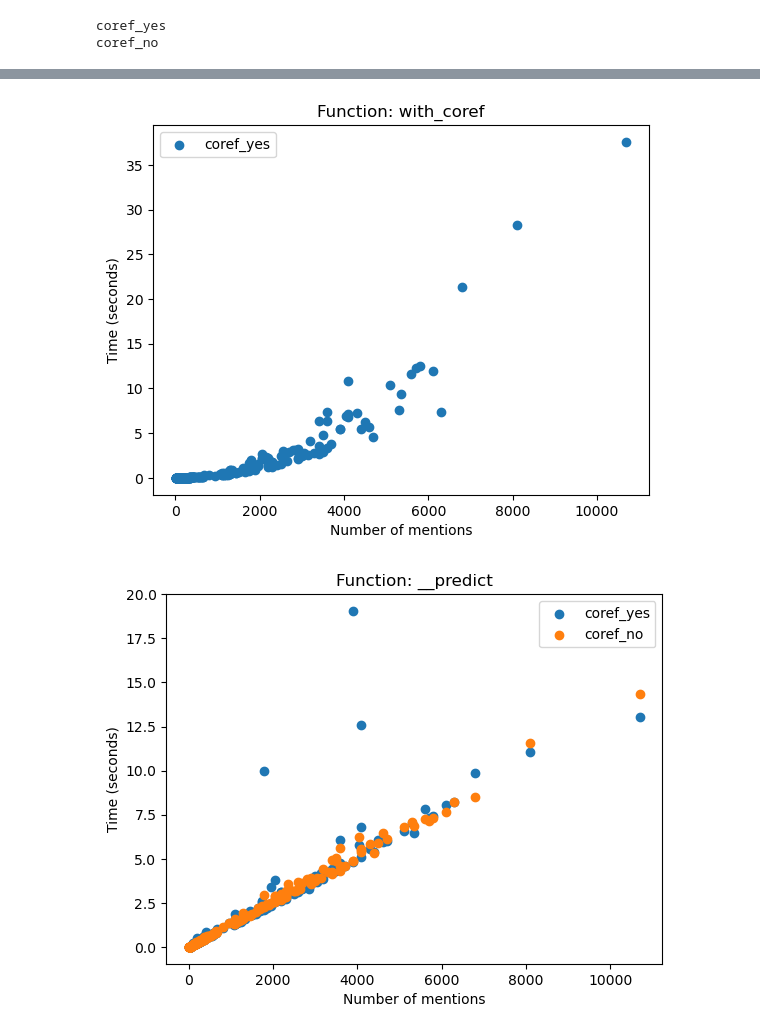
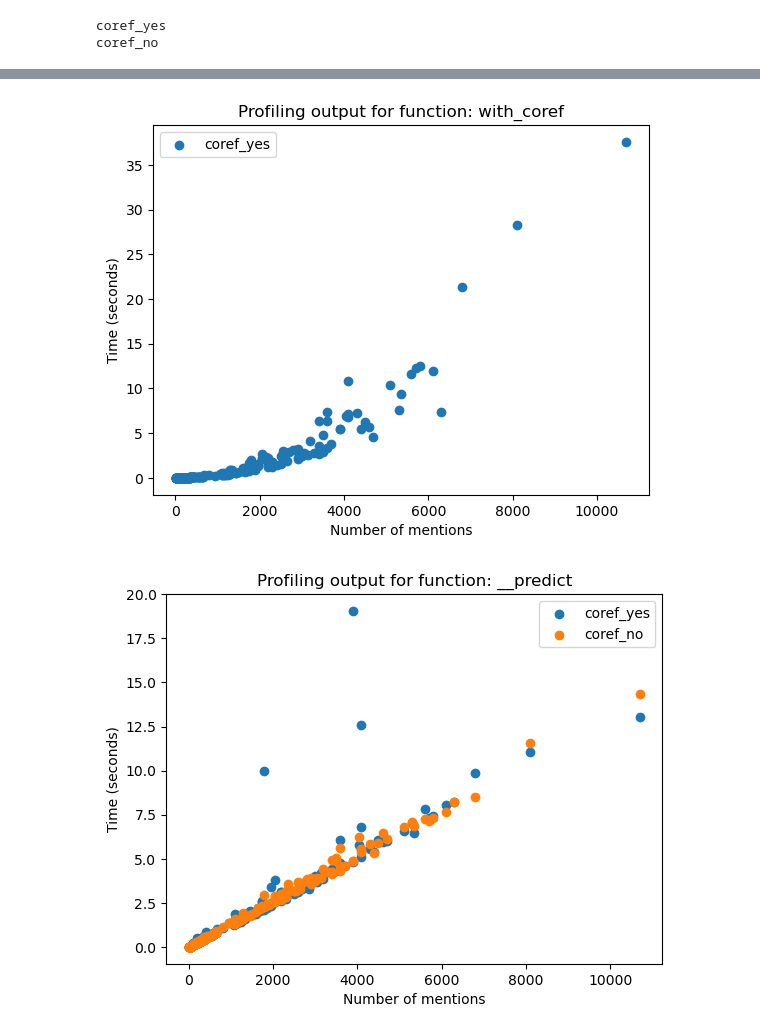
Before and after one commit to f-hafner/explore_coref, a Jupyter notebook: overview.ipynb, the cells around one changed output, grey strips where cells are left out. Drawn from its saved outputs; the diff is of its cells as text; code cells hidden in the pictures.

```diff
--- a/overview.ipynb
+++ b/overview.ipynb
@@ -8,5 +8,8 @@ import pandas as pd
 import numpy as np
 import pstats
 import re
+import warnings
 
-datapath = "../data/efficiency_test/"
+datapath = "../data/"
+path_predictions = f"{datapath}efficiency_test/predictions/"
+msmarcopath = f"{datapath}msmarco/predictions/"
@@ -128,4 +161,5 @@ for lbl, d in timing_overall.items():
 ax.legend()
 ax.set_xlabel("number of mentions")
 ax.set_ylabel("time (seconds)")
+ax.set_title("Measured time for ED with and without coref")
 # %% [output]
@@ -134,5 +168,6 @@ Text(0, 0.5, 'time (seconds)')
 # %%
 def filter_df(df, keep_strings, src):
+    "Filter a dataframe with timings by function. Keep timings for functions with keep_strings."
     df = df.loc[df["fn"].str.contains(keep_strings), :].copy()
     df = df.loc[df['fn'] != "predict"] # predict calls with_coref, get_data_items, __predict
     df['src'] = src
@@ -145,12 +180,6 @@ for condition, conditiondata in time_dataset.items():
     for docid, data in conditiondata.items():
         d_profile = filter_df(data["profile"], keep_strings=keep_strings, src=filename)
         d_profile['n_mentions'] = data['n_mentions']
-
-
-
-        # temp2 = {docid: {measure: value for measure, value in data.items() if measure in ["n_mentions", "profile"]}}
-        # temp2[docid]['profile'] = filter_df(temp2[docid]['profile'], keep_strings=keep_strings, src=filename)
-        # temp2 = pd.DataFrame.from_dict(temp2, orient="index")
         d.append(d_profile)
     df_out = pd.concat(d)
     df_out['condition'] = condition
@@ -173,27 +202,27 @@ timing_profile.head()
 # %%
 
 xlabel = 'Number of mentions'
 ylabel = 'Time (seconds)'
 
 for fnc in ['with_coref', '__predict']:
     fig, ax = plt.subplots()
 
     dtemp = timing_profile.loc[timing_profile['fn'] == fnc, :] # plot the timing for the function predict
     conditions = dtemp['condition'].unique()
 
     for c in conditions:
         d = dtemp.loc[dtemp['condition'] == c, :]
         ax.scatter(x=d['n_mentions'], y=d['cumtime'], label=c)
 
 
 
     ax.legend()
     ax.set_xlabel(xlabel)
     ax.set_ylabel(ylabel)
-    ax.set_title(f"Function: {fnc}")
+    ax.set_title(f"Profiling output for function: {fnc}")
 # %% [output]
-[figure, old version]
+[figure, new version]
-[figure, old version]
+[figure, new version]
 # %%
 fig, ax = plt.subplots()
 dtemp = timing_profile.loc[timing_profile['condition'] == "coref_yes", :]
```
Also changed, not shown: parts of 34 cells of this notebook, 1 other file.
